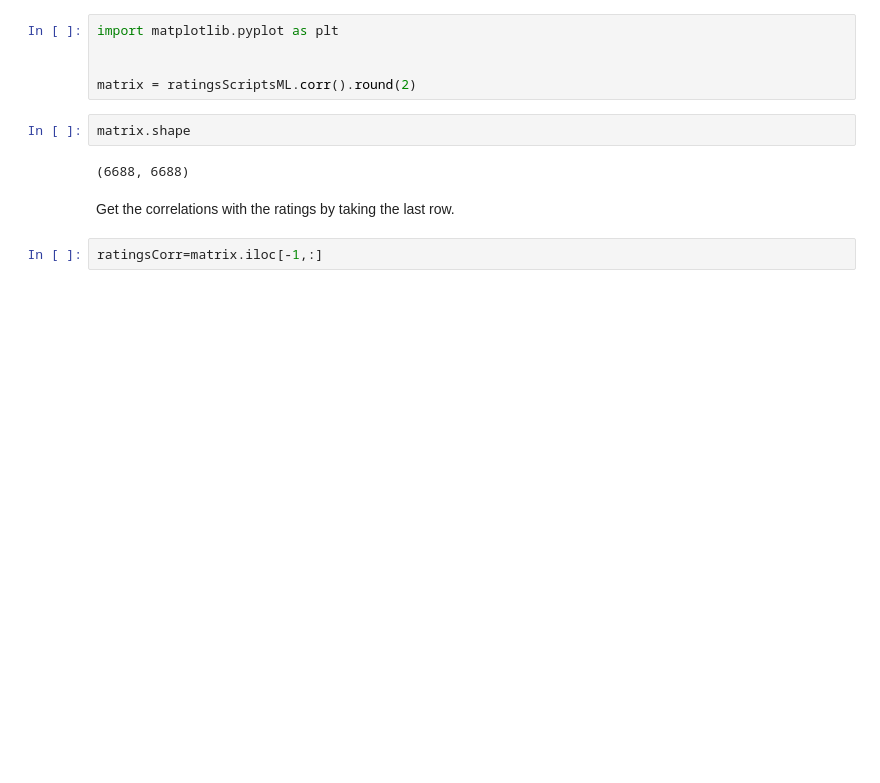
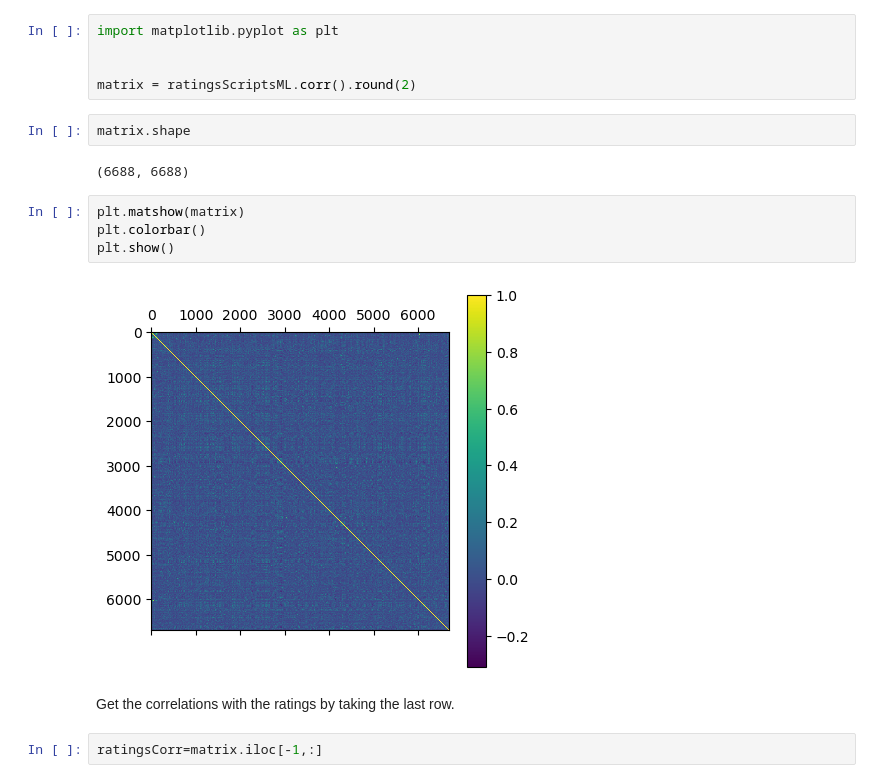
Before and after one commit to cda913/Capstone, a Jupyter notebook: C_Aitkin_EDA_Capstone.ipynb, the cells around one changed output. Cells and saved outputs as stored; diff of their text form; blank space fills up the shorter version.

```diff
--- a/C_Aitkin_EDA_Capstone.ipynb
+++ b/C_Aitkin_EDA_Capstone.ipynb
@@ -158,6 +174,12 @@ matrix = ratingsScriptsML.corr().round(2)
 matrix.shape
 # %% [output]
 (6688, 6688)
+# %%
+plt.matshow(matrix)
+plt.colorbar()
+plt.show()
+# %% [output]
+[figure, added]
 # %% [markdown]
 Get the correlations with the ratings by taking the last row.
 # %%
```
Also changed, not shown: parts of 11 cells of this notebook.
